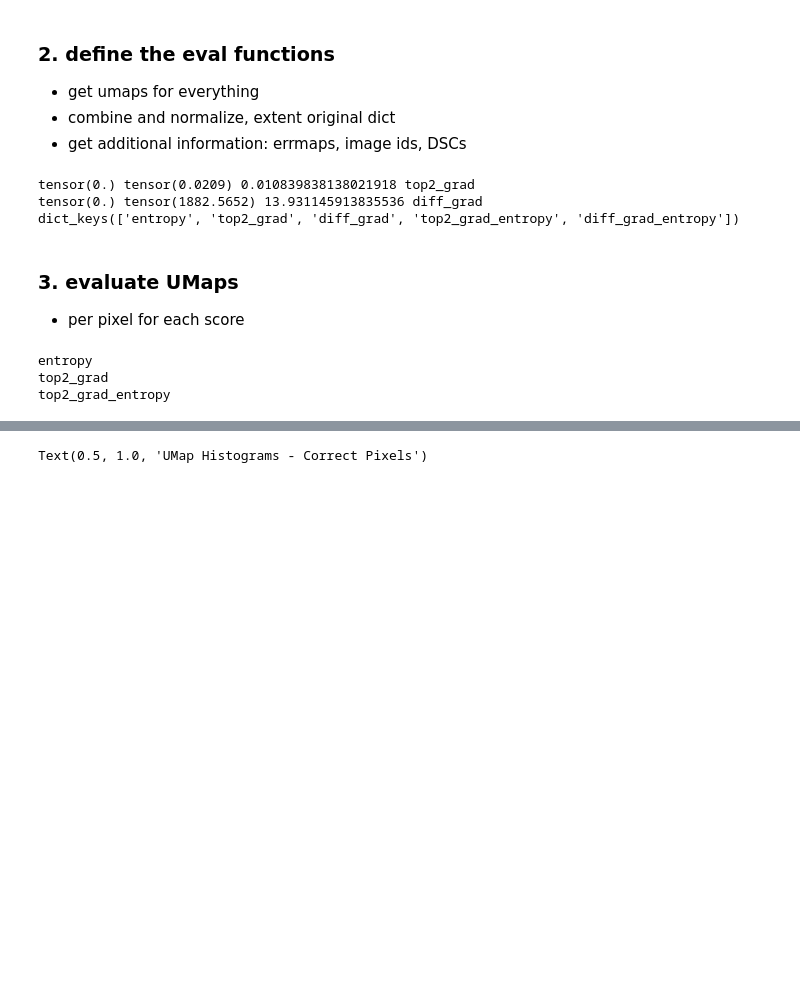
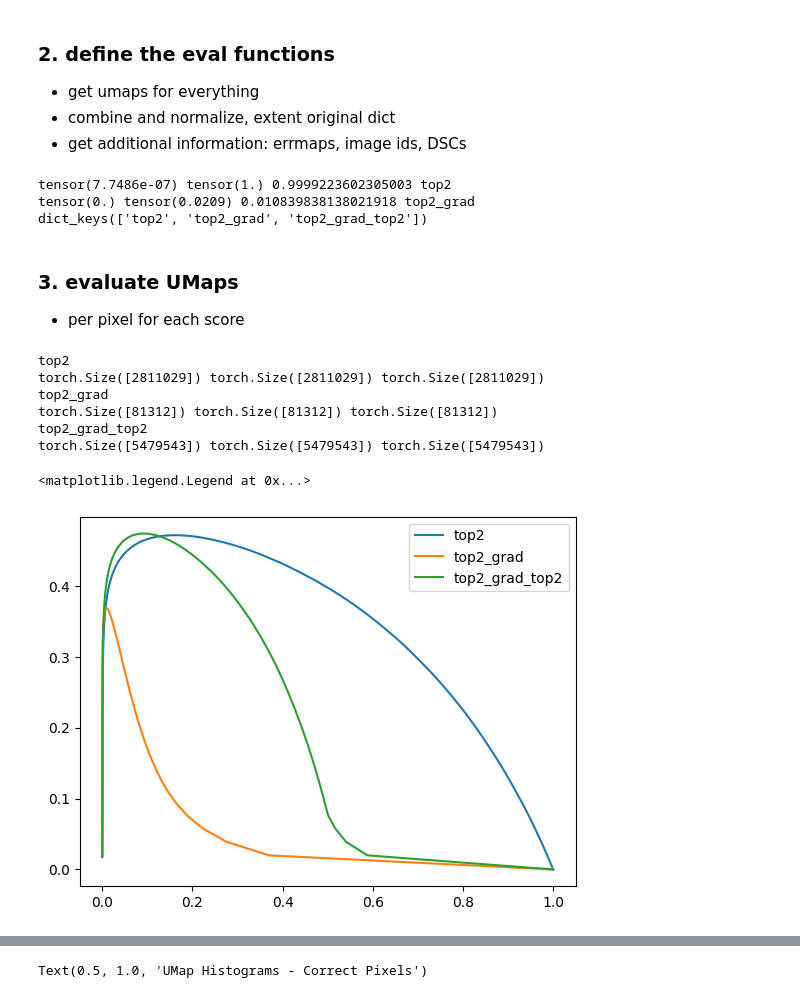
Before and after one commit to MedVisBonn/Segmentation-Distortion, a Jupyter notebook: src/notebooks/combining_scores.ipynb, the cells around one changed output, grey strips where cells are left out. Cells and saved outputs as stored; diff of their text form; code cells hidden in the pictures; blank space fills up the shorter version.

Commit message:
extended the score combination

```diff
--- a/src/notebooks/combining_scores.ipynb
+++ b/src/notebooks/combining_scores.ipynb
@@ -352,6 +352,12 @@ net_out = 'heart'
 # regular entropy
 entrp_gen = UMapGenerator(
     method='entropy',
+    net_out=net_out,
+)
+
+# regular top2diff
+top2_gen = UMapGenerator(
+    method='top2diff',
     net_out=net_out,
 )
 
@@ -369,9 +375,9 @@ diff_grad_gen = UMapGenerator(
 
 # gather in dict
 umap_generators = {
-    'entropy': entrp_gen,
+    'top2': top2_gen,
     'top2_grad': top2_grad_gen,
-    'diff_grad': diff_grad_gen,
+    # 'diff_grad': diff_grad_gen,
 }
 # %% [markdown]
 ### 2. define the eval functions
@@ -703,7 +709,7 @@ DSCs, umaps_collection, img_indices, errmaps_collection = get_all_umaps(
 umaps = {key: torch.cat(umaps_collection[key]).flatten() for key in umaps_collection}
 for key in umaps:
     # clamp to 99th percentile
-    if key != 'entropy':
+    if (key != 'entropy') or (key != 'top2'):
         q = np.percentile(umaps[key].flatten().numpy(), 99.9999)
         print(umaps[key].min(), umaps[key].max(), q, key)
         umaps[key][umaps[key] > q] = q
@@ -717,27 +723,36 @@ for key in umaps:
     max_ = umaps[key].max()
     umaps[key] = (umaps[key] - min_) / (max_ - min_)
 
-    if key == 'entropy':
-        center = 0.7
-    elif key == 'top2_grad':
-        center = 0.2
-    umaps[key] = torch.sigmoid(umaps[key] - center)
+    # if key == 'entropy':
+    #     center = 0.7
+    # elif key == 'top2_grad':
+    #     center = 0.2
+    # umaps[key] = torch.sigmoid(umaps[key] - center)
 
 # convert errormaps to tensors as well
 errmaps = torch.cat(errmaps_collection).flatten().to(torch.uint8).to(torch.uint8)
 
+# # add umap combinations
+# keys = list(umaps.keys())
+# for key in keys:
+#     if key == 'entropy':
+#         continue
+#     umaps[key + '_entropy'] = (umaps[key] + umaps['entropy']) / 2
+
+# print(umaps.keys())
+
 # add umap combinations
 keys = list(umaps.keys())
 for key in keys:
-    if key == 'entropy':
+    if key == 'top2':
         continue
-    umaps[key + '_entropy'] = (umaps[key] + umaps['entropy']) / 2
+    umaps[key + '_top2'] = (umaps[key] + umaps['top2']) / 2
 
 print(umaps.keys())
 # %% [output]
+tensor(7.7486e-07) tensor(1.) 0.9999223602305003 top2
 tensor(0.) tensor(0.0209) 0.010839838138021918 top2_grad
-tensor(0.) tensor(1882.5652) 13.931145913835536 diff_grad
-dict_keys(['entropy', 'top2_grad', 'diff_grad', 'top2_grad_entropy', 'diff_grad_entropy'])
+dict_keys(['top2', 'top2_grad', 'top2_grad_top2'])
 # %% [markdown]
 ### 3. evaluate UMaps
 - per pixel for each score
@@ -747,33 +762,51 @@ pr_aucs = {}
 bprc = BinaryPrecisionRecallCurve(thresholds = None).cpu()
 
 for key in umaps:
-    if key in ['diff_grad', 'diff_grad_entropy']:
+    if key in ['diff_grad', 'diff_grad_entropy', 'diff_grad_top2']:
         continue
     print(key)
     # bprc = BinaryPrecisionRecallCurve(thresholds = np.quantile(umaps[key], torch.linspace(0, 1, 100)).tolist()).cpu()
     pr = bprc(umaps[key].cpu(), errmaps.cpu())
-    p, r, _= pr
+    p, r, t = pr
+    t = torch.cat([t, torch.tensor([1.0])])
+    print(p.shape, r.shape, t.shape)
     # find indices for sorting in recall
     indices = np.argsort(r)
     # sort precision and recall similarly
-    r_sorted, p_sorted = (r[indices], p[indices])
+    r_sorted, p_sorted, t_sorted = (r[indices], p[indices], t[indices])
     # select target values for recall
     target_values = np.linspace(r_sorted[0], r_sorted[-1], 100)
     # find best matches in sorted recall, that are smaller or equal to the target values
     subset_indices = np.abs(r_sorted[None, :] - target_values[:, None]).argmin(axis=1)
     # select precision and recall at the best matches
-    r_sampled, p_sampled = (
+    r_sampled, p_sampled, t_sampled = (
         r_sorted[subset_indices],
-        p_sorted[subset_indices]
+        p_sorted[subset_indices],
+        t_sorted[subset_indices]
     )
 
-    prs.setdefault(key, []).append([p_sampled, r_sampled])
+    prs.setdefault(key, []).append([p_sampled, r_sampled, t_sampled])
     # prs.setdefault(key, []).append([pr[0], pr[1]])
     pr_aucs.setdefault(key, []).append(auc(pr[1], pr[0]))
 # %% [output]
-entropy
+top2
+torch.Size([2811029]) torch.Size([2811029]) torch.Size([2811029])
 top2_grad
-top2_grad_entropy
+torch.Size([81312]) torch.Size([81312]) torch.Size([81312])
+top2_grad_top2
+torch.Size([5479543]) torch.Size([5479543]) torch.Size([5479543])
+# %%
+for key in prs:
+
+    p, r, X = prs[key][0] #, prs[key][0][1], prs[key][0][2]
+    Y = 2 * p * r / (p + r)
+
+    plt.plot(X, Y, label=key)
+    # plt.show()
+plt.legend()
+# %% [output]
+<matplotlib.legend.Legend at 0x...>
+[figure, added]
 # %%
 label_dict = {
     'entropy': 'Entropy',
```
Also changed, not shown: parts of 5 cells of this notebook.
